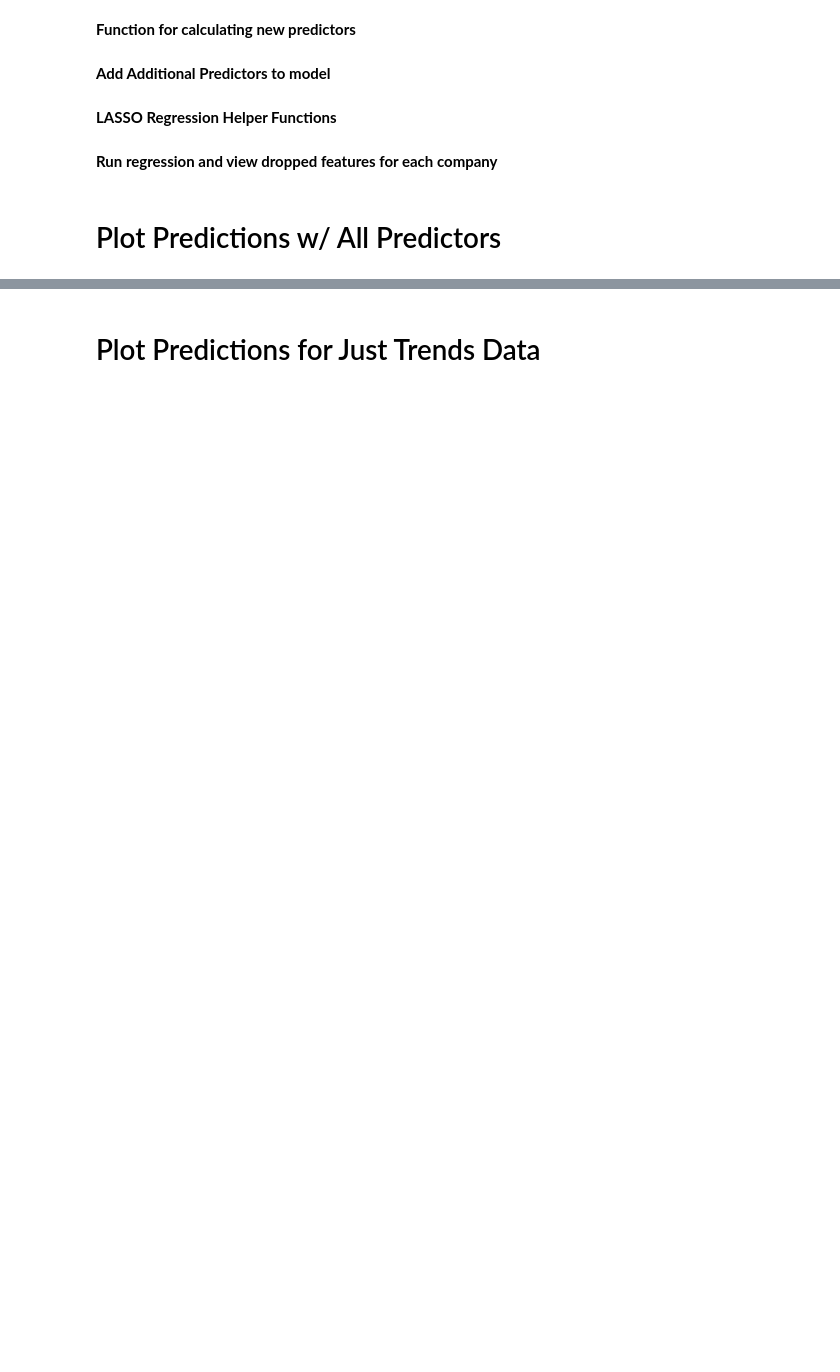
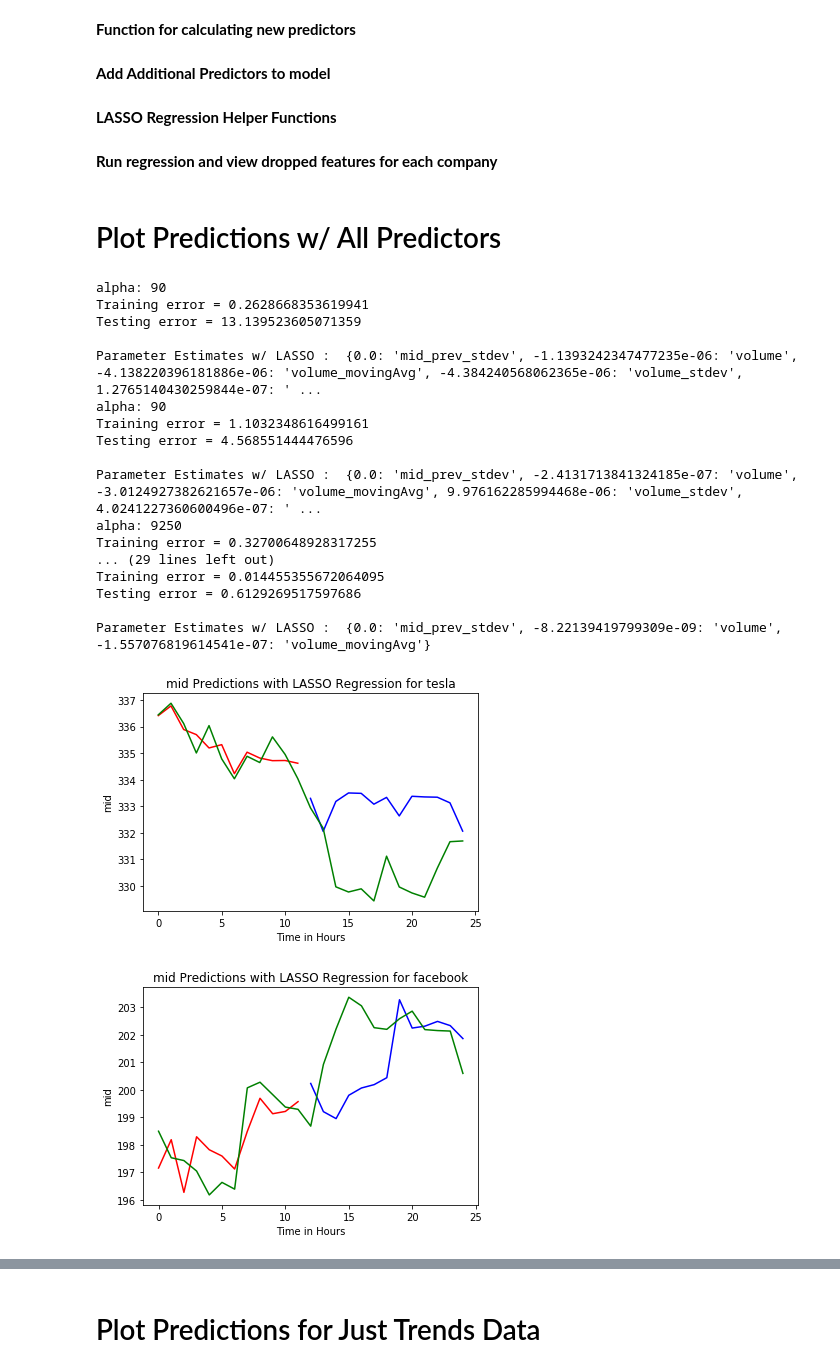
Before and after one commit to edwjchen/StockExploration, a Jupyter notebook: stockbot-hourly.ipynb, the cells around one changed output, grey strips where cells are left out. Drawn from its saved outputs; the diff is of its cells as text; code cells hidden in the pictures; blank space fills up the shorter version.

```diff
--- a/stockbot-hourly.ipynb
+++ b/stockbot-hourly.ipynb
@@ -384,4 +433,4 @@ df_stocks['TSLA'].tail()
 # %%
 #reverse df rows
-df = df.iloc[::-1]
-df.head()
+df_trends = df_trends.iloc[::-1]
+df_trends.head()
@@ -492,8 +569,8 @@ for company in df_trends_stocks:
         # Prev
         col_prev = [(df_trends_stocks[company])[col][i+1] for i in range(len((df_trends_stocks[company])) - 1)]
         col_prev.append(0) # Append this so we can have 0 padding
-        df_all_data[col+'_prev'] = col_prev
-
+        #df_all_data[col+'_prev'] = col_prev
+        (df_trends_stocks[company])[col+'_prev'] = col_prev
         col_movingAvg, col_stdev = getMovingAvgAndStdDev(col, num_days_to_average, df_trends_stocks[company])
 
         (df_trends_stocks[company])[col+'_movingAvg'] = col_movingAvg
@@ -522,12 +599,12 @@ def getBestAlphaLASSORegression(y_col, parameter_cols, df_all_data_train):
         MSE_test.append(mean_squared_error(clf.predict(df_all_data_test[cols]), df_all_data_test[y_col]))
 
     bestAlpha = alpha[MSE_test.index(min(MSE_test))]
-
+    bestMSE = min(MSE_test)
     print("alpha: "+str(bestAlpha))
     print("Training error = "+str(mean_squared_error(clf.predict(df_all_data_train[cols]), df_all_data_train[y_col])))
     print("Testing error = "+str(mean_squared_error(clf.predict(df_all_data_test[cols]), df_all_data_test[y_col])))
     print()
-    return bestAlpha
+    return bestAlpha, bestMSE
 # %%
 # Define Functions For Plotting LASSO Regression
 def plotLASSO(company, alpha, label, predictors, df):
@@ -588,14 +665,37 @@ def columnsAverage(company, label):
     return cols
 # %% [markdown]
 # Plot Predictions w/ All Predictors
+# %%
+keys = ['All Predictors ', 'Just Trends ','Just Stock Data']
+MSE = {key: None for key in keys}
+MSE_companies = {company: MSE for company in companies}
 # %%
-keys = ['All Predictors ', 'Just Trends ','Just Stock Data']
-MSE = {key: None for key in keys}
 for company in companies:
     # Prepare column list
     cols = columnsAll(company, 'mid')
     # Find best alpha for LASSO Regression
-    alpha = getBestAlphaLASSORegression('mid',cols,df_trends_stocks[company])
+    alpha, MSE = getBestAlphaLASSORegression('mid',cols,df_trends_stocks[company])
     # Plot Predictions by True Labels
     plotLASSO(company, alpha, 'mid', cols, df_trends_stocks[company])
-    # Plot MSE train and test for LASSO Regression
+    # Plot MSE for LASSO Regression
+    MSE_companies[company]['All Predictors']  = MSE
+# %% [output]
+alpha: 90
+Training error = 0.2628668353619941
+Testing error = 13.139523605071359
+
+Parameter Estimates w/ LASSO :  {0.0: 'mid_prev_stdev', -1.1393242347477235e-06: 'volume', -4.138220396181886e-06: 'volume_movingAvg', -4.384240568062365e-06: 'volume_stdev', 1.2765140430259844e-07: ' ...
+alpha: 90
+Training error = 1.1032348616499161
+Testing error = 4.568551444476596
+
+Parameter Estimates w/ LASSO :  {0.0: 'mid_prev_stdev', -2.4131713841324185e-07: 'volume', -3.0124927382621657e-06: 'volume_movingAvg', 9.976162285994468e-06: 'volume_stdev', 4.0241227360600496e-07: ' ...
+alpha: 9250
+Training error = 0.32700648928317255
+... (29 lines left out)
+Training error = 0.014455355672064095
+Testing error = 0.6129269517597686
+
+Parameter Estimates w/ LASSO :  {0.0: 'mid_prev_stdev', -8.22139419799309e-09: 'volume', -1.557076819614541e-07: 'volume_movingAvg'}
+[figure, added]
+[figure, added]
```
Also changed, not shown: parts of 16 cells of this notebook.
